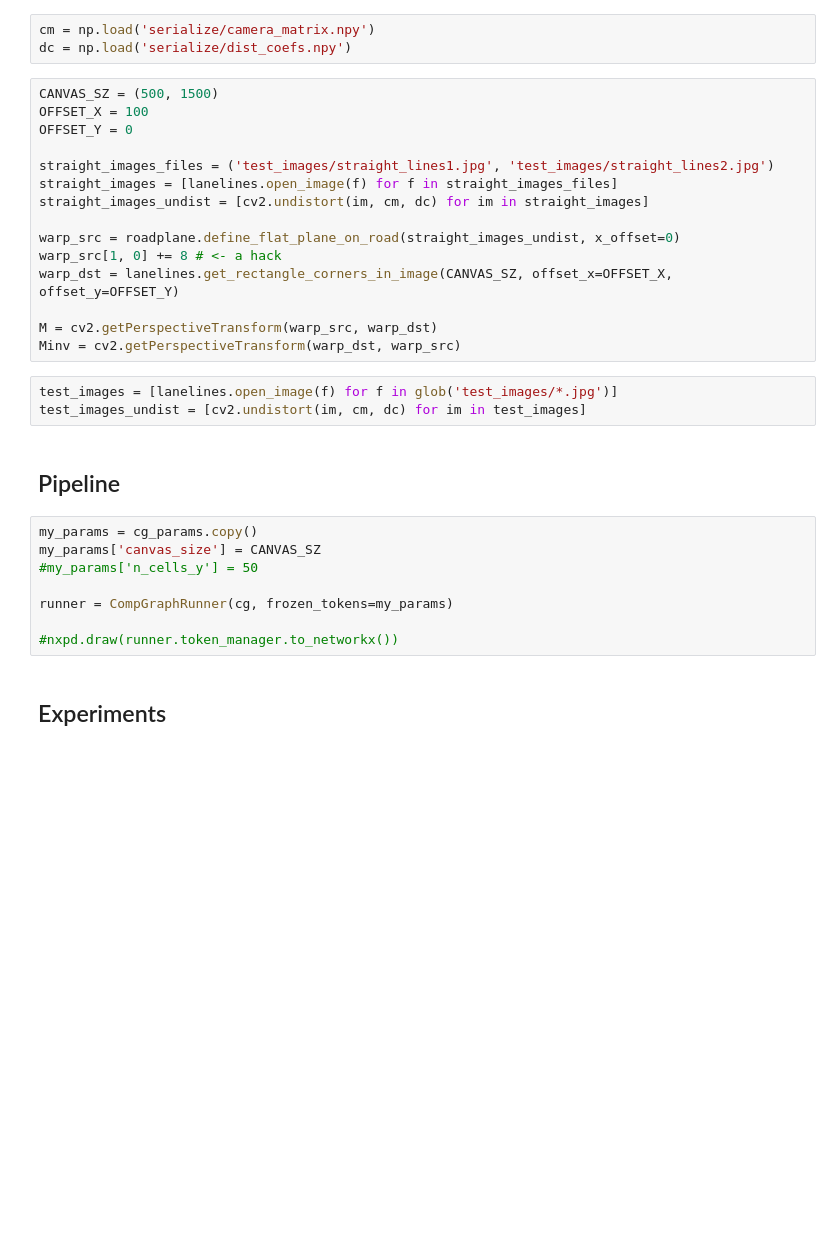
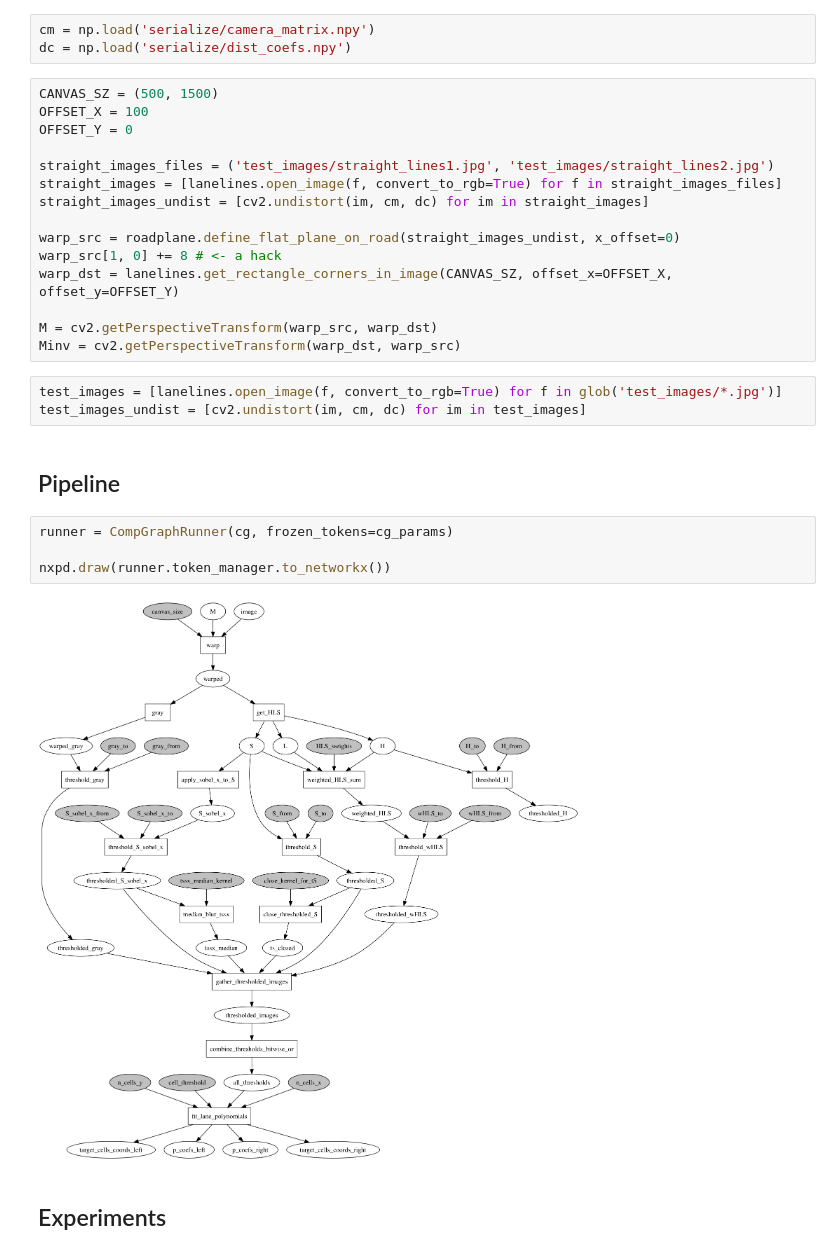
Before and after one commit to semeniuta/CarND-Advanced-Lane-Lines, a Jupyter notebook: 11_pixel_to_meter_ratios.ipynb, the cells around one changed output. Saved outputs shown, nothing was run; the diff lists cells and outputs as text; blank space fills up the shorter version.

```diff
--- a/11_pixel_to_meter_ratios.ipynb
+++ b/11_pixel_to_meter_ratios.ipynb
@@ -36,7 +36,7 @@ OFFSET_X = 100
 OFFSET_Y = 0
 
 straight_images_files = ('test_images/straight_lines1.jpg', 'test_images/straight_lines2.jpg')
-straight_images = [lanelines.open_image(f) for f in straight_images_files]
+straight_images = [lanelines.open_image(f, convert_to_rgb=True) for f in straight_images_files]
 straight_images_undist = [cv2.undistort(im, cm, dc) for im in straight_images]
 
 warp_src = roadplane.define_flat_plane_on_road(straight_images_undist, x_offset=0)
@@ -46,18 +46,16 @@ warp_dst = lanelines.get_rectangle_corners_in_image(CANVAS_SZ, offset_x=OFFSET_X
 M = cv2.getPerspectiveTransform(warp_src, warp_dst)
 Minv = cv2.getPerspectiveTransform(warp_dst, warp_src)
 # %%
-test_images = [lanelines.open_image(f) for f in glob('test_images/*.jpg')]
+test_images = [lanelines.open_image(f, convert_to_rgb=True) for f in glob('test_images/*.jpg')]
 test_images_undist = [cv2.undistort(im, cm, dc) for im in test_images]
 # %% [markdown]
 ## Pipeline
 # %%
-my_params = cg_params.copy()
-my_params['canvas_size'] = CANVAS_SZ
-#my_params['n_cells_y'] = 50
+runner = CompGraphRunner(cg, frozen_tokens=cg_params)
 
-runner = CompGraphRunner(cg, frozen_tokens=my_params)
-
-#nxpd.draw(runner.token_manager.to_networkx())
+nxpd.draw(runner.token_manager.to_networkx())
+# %% [output]
+[figure, added]
 # %% [markdown]
 ## Experiments
 # %%
```
Also changed, not shown: parts of 5 cells of this notebook, 1 other file.
